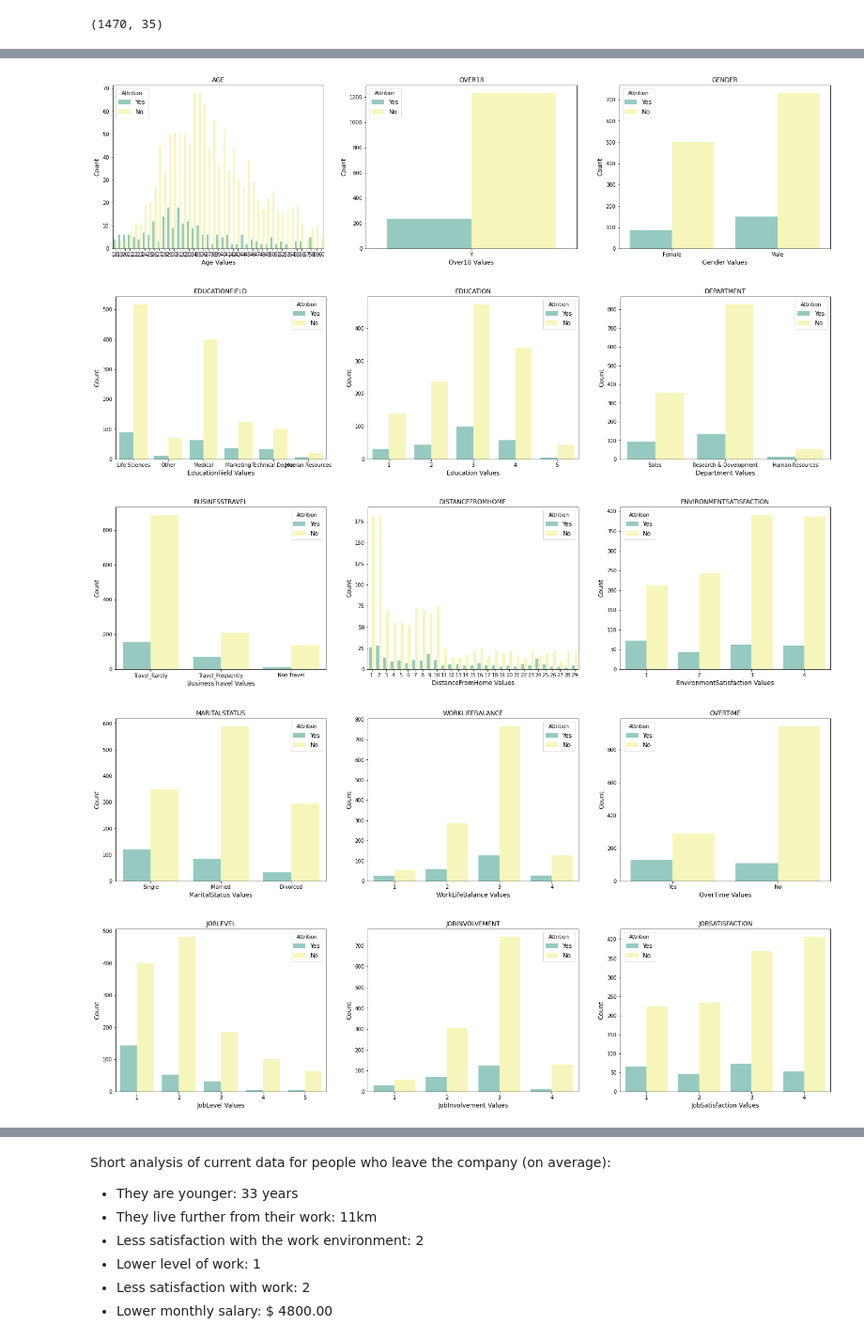
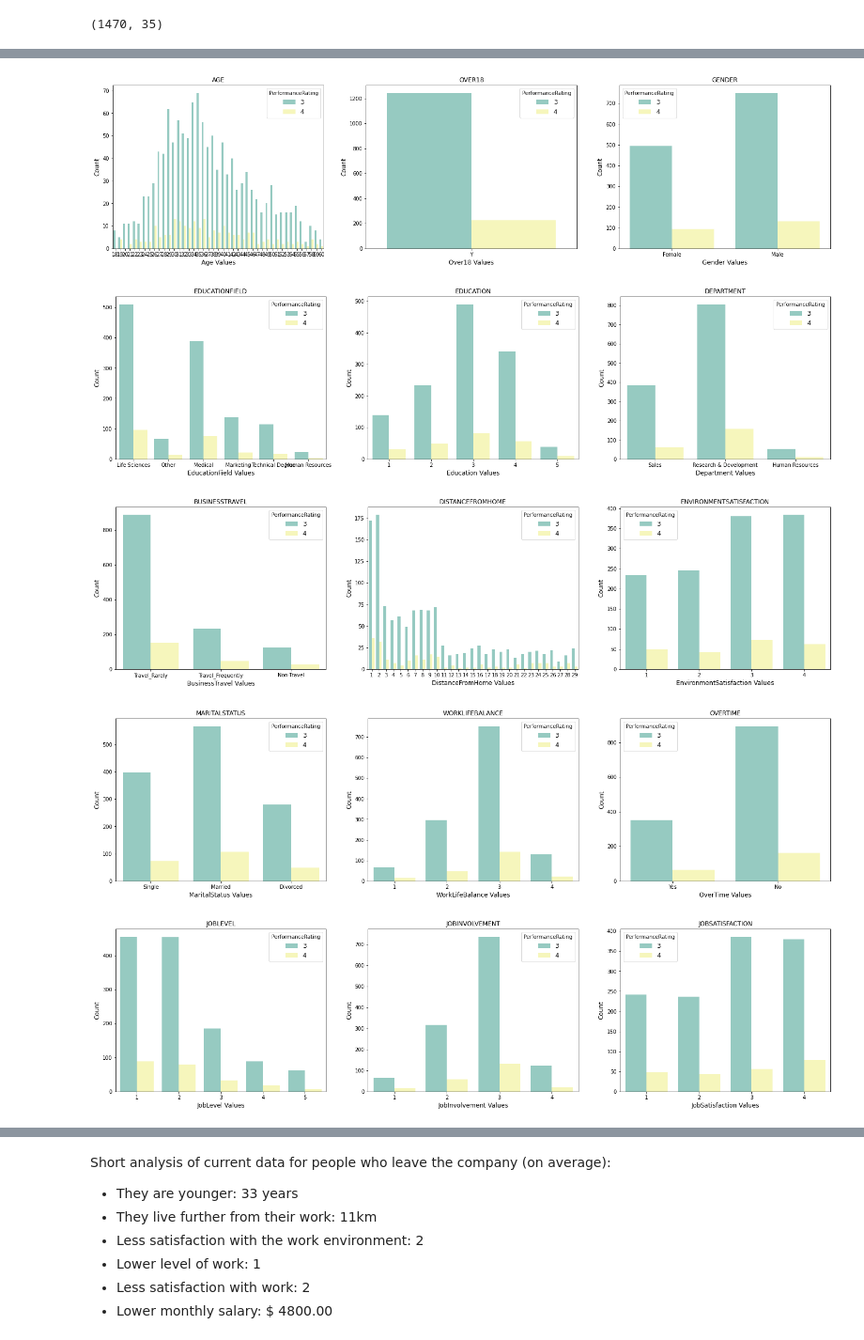
Before and after one commit to Bioliquid/NIR, a Jupyter notebook: nir.ipynb, the cells around one changed output, grey strips where cells are left out. Shown: that part at 94% size. Drawn from its saved outputs; the diff is of its cells as text; code cells hidden in the pictures.

```diff
--- a/nir.ipynb
+++ b/nir.ipynb
@@ -47,69 +47,69 @@ dtype: int64
 # %%
 deep_dive1 = ['Age','Over18','Gender']
 
 fig, axes = plt.subplots(nrows=1, ncols=3, figsize=(25,5))
 fig.subplots_adjust(hspace=0.5, bottom=0)
 for ax, catplot in zip(axes.flatten(), deep_dive1):
-        sns.countplot(x=catplot, data=df, hue='Attrition',  palette="Set3", ax=ax, )
+        sns.countplot(x=catplot, data=df, hue='PerformanceRating',  palette="Set3", ax=ax, )
         ax.set_title(catplot.upper(), fontsize=12)
         ax.set_ylabel('Count', fontsize=12)
         ax.set_xlabel(f'{catplot} Values', fontsize=12)
-        ax.legend(title='Attrition', fontsize=12)
+        ax.legend(title='PerformanceRating', fontsize=12)
 # %% [output]
-[figure, old version]
+[figure, new version]
 # %%
 deep_dive2 = ['EducationField','Education','Department']
 
 fig, axes = plt.subplots(nrows=1, ncols=3, figsize=(25,5))
 fig.subplots_adjust(hspace=0.5, bottom=0)
 for ax, catplot in zip(axes.flatten(), deep_dive2):
-        sns.countplot(x=catplot, data=df, hue='Attrition',  palette="Set3", ax=ax, )
+        sns.countplot(x=catplot, data=df, hue='PerformanceRating',  palette="Set3", ax=ax, )
         ax.set_title(catplot.upper(), fontsize=12)
         ax.set_ylabel('Count', fontsize=12)
         ax.set_xlabel(f'{catplot} Values', fontsize=12)
-        ax.legend(title='Attrition', fontsize=12)
+        ax.legend(title='PerformanceRating', fontsize=12)
 # %% [output]
-[figure, old version]
+[figure, new version]
 # %%
 deep_dive3 = ['BusinessTravel', 'DistanceFromHome', 'EnvironmentSatisfaction']
 
 fig, axes = plt.subplots(nrows=1, ncols=3, figsize=(25,5))
 fig.subplots_adjust(hspace=0.5, bottom=0)
 for ax, catplot in zip(axes.flatten(), deep_dive3):
-        sns.countplot(x=catplot, data=df, hue='Attrition',  palette="Set3", ax=ax, )
+        sns.countplot(x=catplot, data=df, hue='PerformanceRating',  palette="Set3", ax=ax, )
         ax.set_title(catplot.upper(), fontsize=12)
         ax.set_ylabel('Count', fontsize=12)
         ax.set_xlabel(f'{catplot} Values', fontsize=12)
-        ax.legend(title='Attrition', fontsize=12)
-        ax.legend(title='Attrition', fontsize=12)
+        ax.legend(title='PerformanceRating', fontsize=12)
+        ax.legend(title='PerformanceRating', fontsize=12)
 # %% [output]
-[figure, old version]
+[figure, new version]
 # %%
 deep_dive4 = ['MaritalStatus','WorkLifeBalance','OverTime']
 
 fig, axes = plt.subplots(nrows=1, ncols=3, figsize=(25,5))
 fig.subplots_adjust(hspace=0.5, bottom=0)
 for ax, catplot in zip(axes.flatten(), deep_dive4):
-        sns.countplot(x=catplot, data=df, hue='Attrition', palette="Set3", ax=ax, )
+        sns.countplot(x=catplot, data=df, hue='PerformanceRating', palette="Set3", ax=ax, )
         ax.set_title(catplot.upper(), fontsize=12)
         ax.set_ylabel('Count', fontsize=12)
         ax.set_xlabel(f'{catplot} Values', fontsize=12)
-        ax.legend(title='Attrition', fontsize=12)
+        ax.legend(title='PerformanceRating', fontsize=12)
 # %% [output]
-[figure, old version]
+[figure, new version]
 # %%
 deep_dive5 = ['JobLevel', 'JobInvolvement', 'JobSatisfaction']
 
 fig, axes = plt.subplots(nrows=1, ncols=3, figsize=(25,5))
 fig.subplots_adjust(hspace=0.5, bottom=0)
 for ax, catplot in zip(axes.flatten(), deep_dive5):
-        sns.countplot(x=catplot, data=df, hue='Attrition',  palette="Set3", ax=ax, )
+        sns.countplot(x=catplot, data=df, hue='PerformanceRating',  palette="Set3", ax=ax, )
         ax.set_title(catplot.upper(), fontsize=12)
         ax.set_ylabel('Count', fontsize=12)
         ax.set_xlabel(f'{catplot} Values', fontsize=12)
-        ax.legend(title='Attrition', fontsize=12)
+        ax.legend(title='PerformanceRating', fontsize=12)
 # %% [output]
-[figure, old version]
+[figure, new version]
 # %%
 deep_dive6 = ['TotalWorkingYears', 'NumCompaniesWorked', 'YearsAtCompany']
 
```
Also changed, not shown: parts of 15 cells of this notebook, 1 other file.
